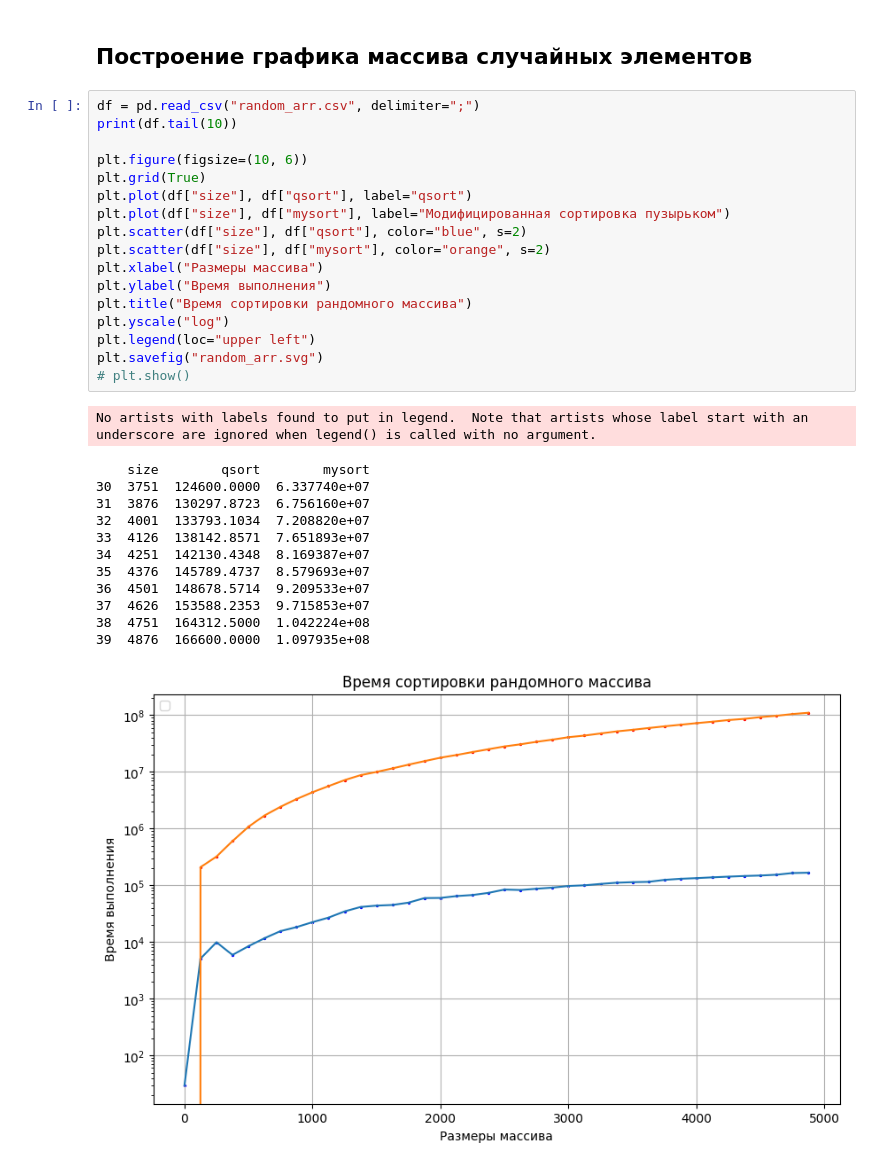
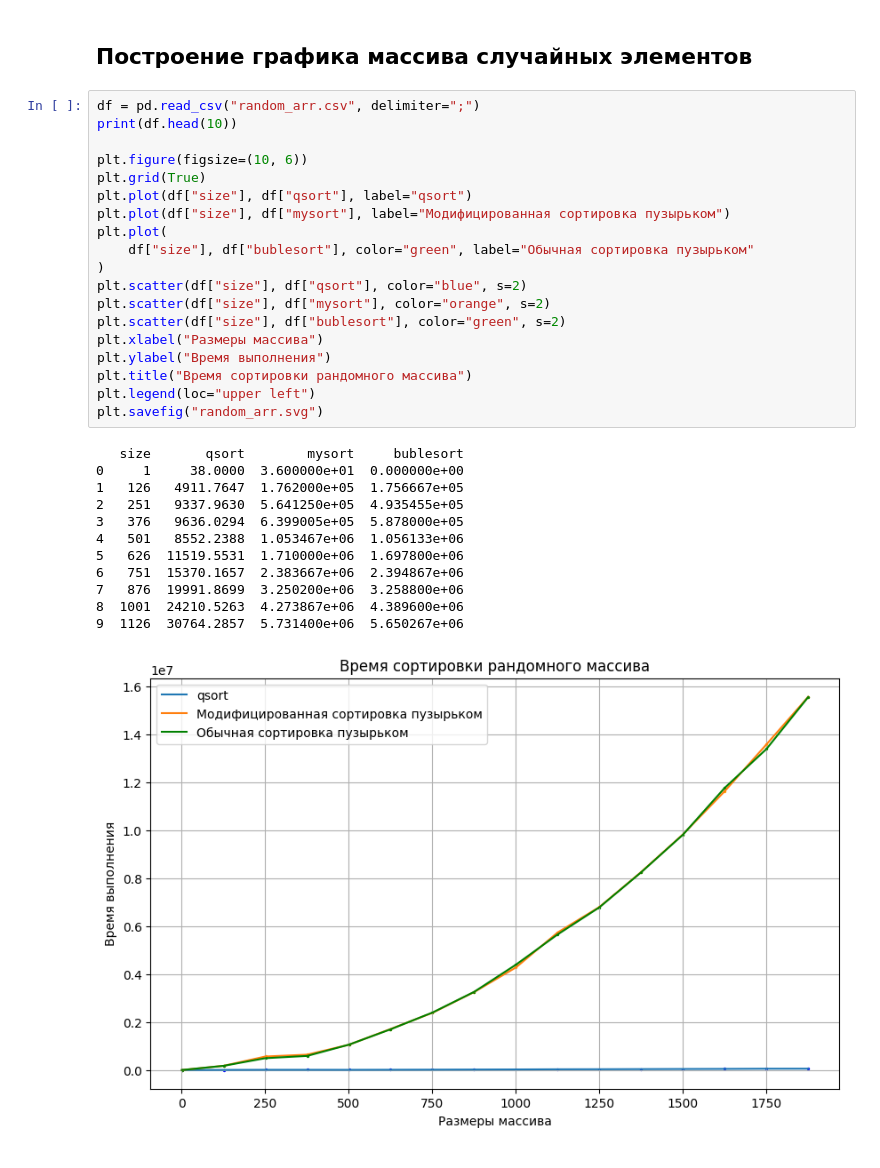
Before and after one commit to jur4ikoff/bmstu-c99, a Jupyter notebook: calc_exec_time/charts.ipynb, the cells around one changed output. Drawn from its saved outputs; the diff is of its cells as text.

```diff
--- a/calc_exec_time/charts.ipynb
+++ b/calc_exec_time/charts.ipynb
@@ -8,32 +8,33 @@ import matplotlib.pyplot as plt
 ## Построение графика массива случайных элементов
 # %%
 df = pd.read_csv("random_arr.csv", delimiter=";")
-print(df.tail(10))
+print(df.head(10))
 
 plt.figure(figsize=(10, 6))
 plt.grid(True)
 plt.plot(df["size"], df["qsort"], label="qsort")
 plt.plot(df["size"], df["mysort"], label="Модифицированная сортировка пузырьком")
+plt.plot(
+    df["size"], df["bublesort"], color="green", label="Обычная сортировка пузырьком"
+)
 plt.scatter(df["size"], df["qsort"], color="blue", s=2)
 plt.scatter(df["size"], df["mysort"], color="orange", s=2)
+plt.scatter(df["size"], df["bublesort"], color="green", s=2)
 plt.xlabel("Размеры массива")
 plt.ylabel("Время выполнения")
 plt.title("Время сортировки рандомного массива")
-plt.yscale("log")
 plt.legend(loc="upper left")
 plt.savefig("random_arr.svg")
-# plt.show()
 # %% [output]
-No artists with labels found to put in legend.  Note that artists whose label start with an underscore are ignored when legend() is called with no argument.
+   size       qsort        mysort     bublesort
+0     1     38.0000  3.600000e+01  0.000000e+00
+1   126   4911.7647  1.762000e+05  1.756667e+05
+2   251   9337.9630  5.641250e+05  4.935455e+05
+3   376   9636.0294  6.399005e+05  5.878000e+05
+4   501   8552.2388  1.053467e+06  1.056133e+06
+5   626  11519.5531  1.710000e+06  1.697800e+06
+6   751  15370.1657  2.383667e+06  2.394867e+06
+7   876  19991.8699  3.250200e+06  3.258800e+06
+8  1001  24210.5263  4.273867e+06  4.389600e+06
+9  1126  30764.2857  5.731400e+06  5.650267e+06
-    size        qsort        mysort
-30  3751  124600.0000  6.337740e+07
-31  3876  130297.8723  6.756160e+07
-32  4001  133793.1034  7.208820e+07
-33  4126  138142.8571  7.651893e+07
-34  4251  142130.4348  8.169387e+07
-35  4376  145789.4737  8.579693e+07
-36  4501  148678.5714  9.209533e+07
-37  4626  153588.2353  9.715853e+07
-38  4751  164312.5000  1.042224e+08
-39  4876  166600.0000  1.097935e+08
-[figure, old version]
+[figure, new version]
```
Also changed, not shown: parts of 2 cells of this notebook, 11 other files.
